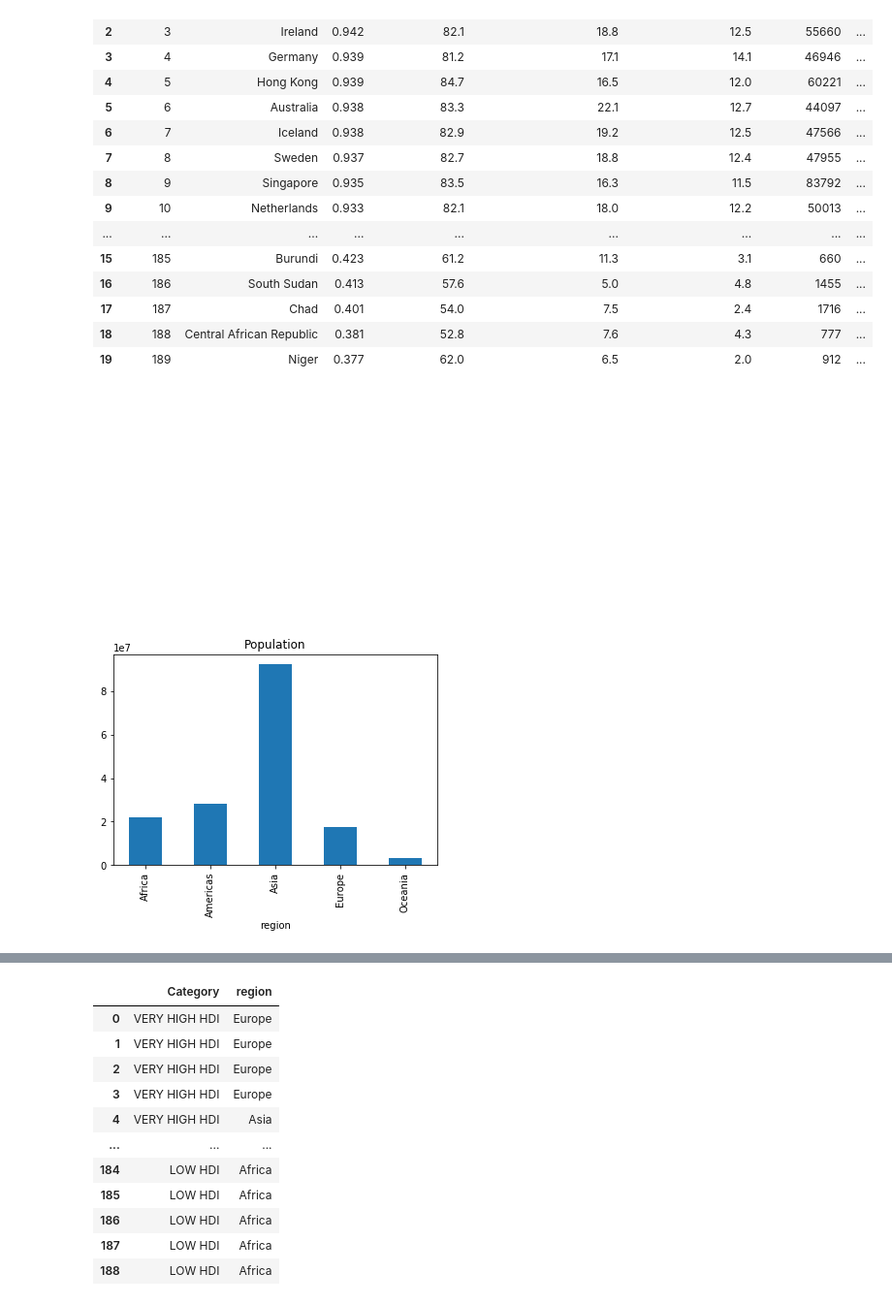
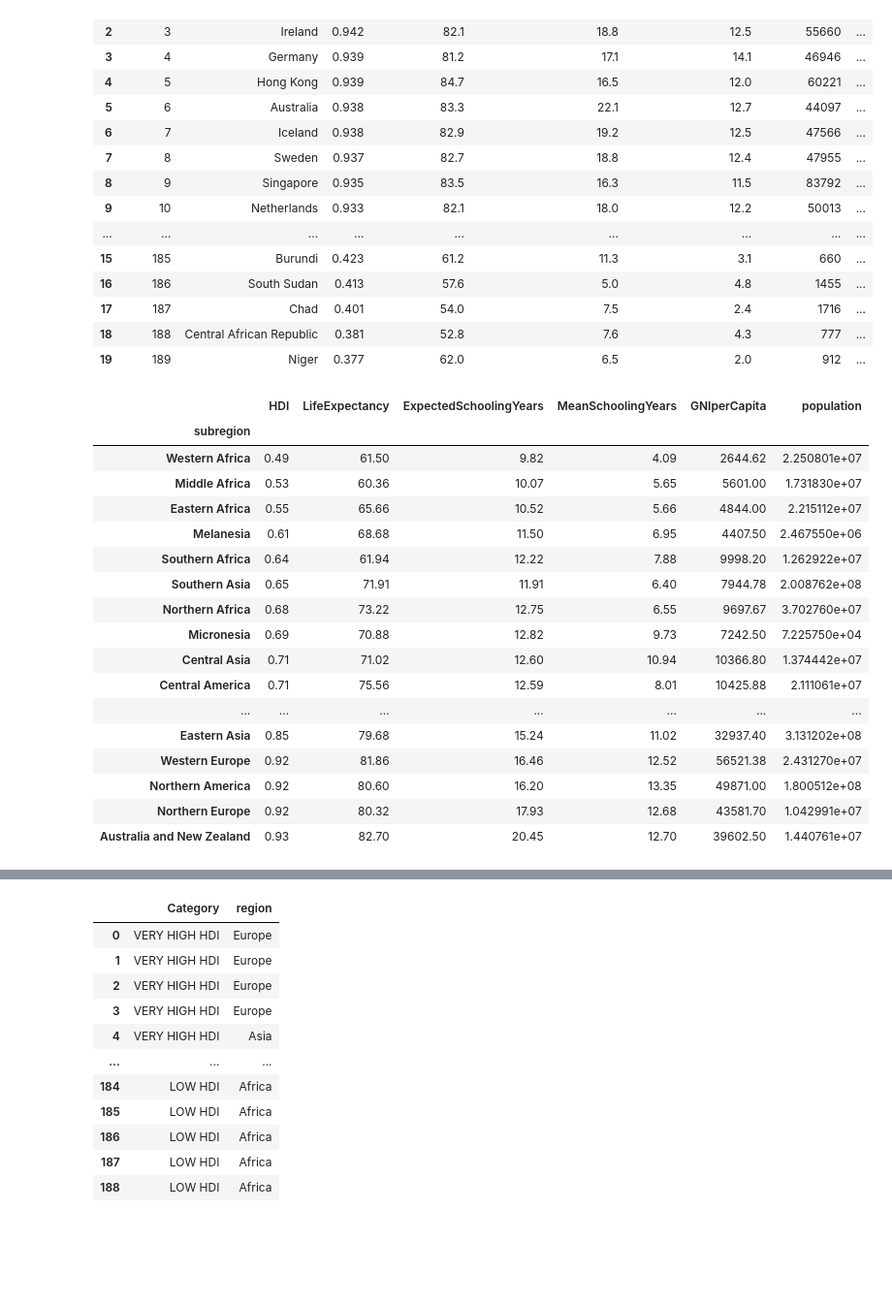
Before and after one commit to MdeMaic/WebScrapingAPI_Project, a Jupyter notebook: SRC/MergeDataFrames.ipynb, the cells around one changed output, grey strips where cells are left out. Shown at 97% size. Drawn from its saved outputs; the diff is of its cells as text; code cells hidden in the pictures; blank space fills up the shorter version.

```diff
--- a/SRC/MergeDataFrames.ipynb
+++ b/SRC/MergeDataFrames.ipynb
@@ -212,18 +212,24 @@ top
 # %%
 df = df.drop(columns="inlst")
 # %%
-region = df.groupby("region").mean().drop(columns = ["HDIrank","LastYearRank"]).T.round(2)
+reg = df.groupby("subregion").mean().drop(columns = ["HDIrank","LastYearRank"]).round(2).sort_values("HDI")
+reg
+# %% [output]
+|  | HDI | LifeExpectancy | ExpectedSchoolingYears | MeanSchoolingYears | GNIperCapita | population |
+| subregion |  |  |  |  |  |  |
+| Western Africa | 0.49 | 61.50 | 9.82 | 4.09 | 2644.62 | 2.250801e+07 |
+| Middle Africa | 0.53 | 60.36 | 10.07 | 5.65 | 5601.00 | 1.731830e+07 |
+| Eastern Africa | 0.55 | 65.66 | 10.52 | 5.66 | 4844.00 | 2.215112e+07 |
+| Melanesia | 0.61 | 68.68 | 11.50 | 6.95 | 4407.50 | 2.467550e+06 |
+| Southern Africa | 0.64 | 61.94 | 12.22 | 7.88 | 9998.20 | 1.262922e+07 |
+| Southern Asia | 0.65 | 71.91 | 11.91 | 6.40 | 7944.78 | 2.008762e+08 |
+| Northern Africa | 0.68 | 73.22 | 12.75 | 6.55 | 9697.67 | 3.702760e+07 |
+| Micronesia | 0.69 | 70.88 | 12.82 | 9.73 | 7242.50 | 7.225750e+04 |
+| Central Asia | 0.71 | 71.02 | 12.60 | 10.94 | 10366.80 | 1.374442e+07 |
+| Central America | 0.71 | 75.56 | 12.59 | 8.01 | 10425.88 | 2.111061e+07 |
+| ... | ... | ... | ... | ... | ... | ... |
+| Eastern Asia | 0.85 | 79.68 | 15.24 | 11.02 | 32937.40 | 3.131202e+08 |
+| Western Europe | 0.92 | 81.86 | 16.46 | 12.52 | 56521.38 | 2.431270e+07 |
+| Northern America | 0.92 | 80.60 | 16.20 | 13.35 | 49871.00 | 1.800512e+08 |
+| Northern Europe | 0.92 | 80.32 | 17.93 | 12.68 | 43581.70 | 1.042991e+07 |
+| Australia and New Zealand | 0.93 | 82.70 | 20.45 | 12.70 | 39602.50 | 1.440761e+07 |
-# %%
-ax = plt.subplot(111, frame_on=False) # no visible frame
-ax.xaxis.set_visible(False)  # hide the x axis
-ax.yaxis.set_visible(False)  # hide the y axis
-
-plt.savefig('../OUTPUT/my_table.png')
-# %% [output]
-[figure, removed]
-# %%
-pl = region.population.plot.bar(title="Population")
-figpop = pl.get_figure()
-figpop.savefig
-# %% [output]
-[figure, removed]
```
Also changed, not shown: parts of 5 cells of this notebook, 5 other files.
